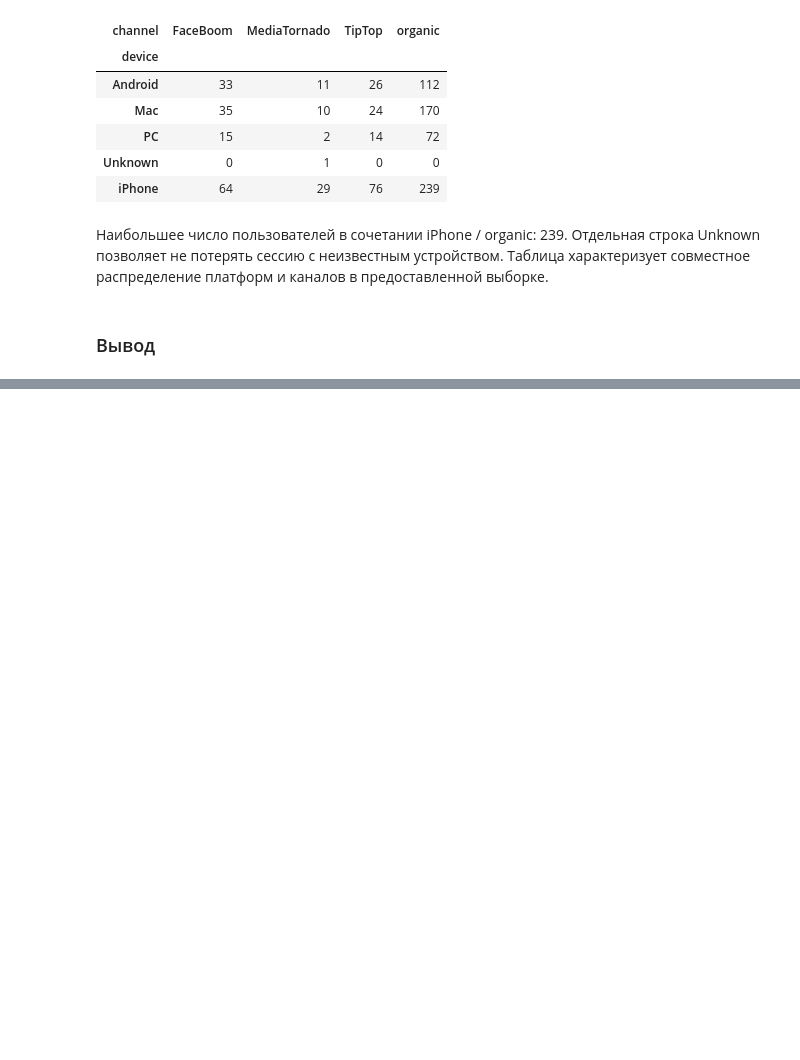
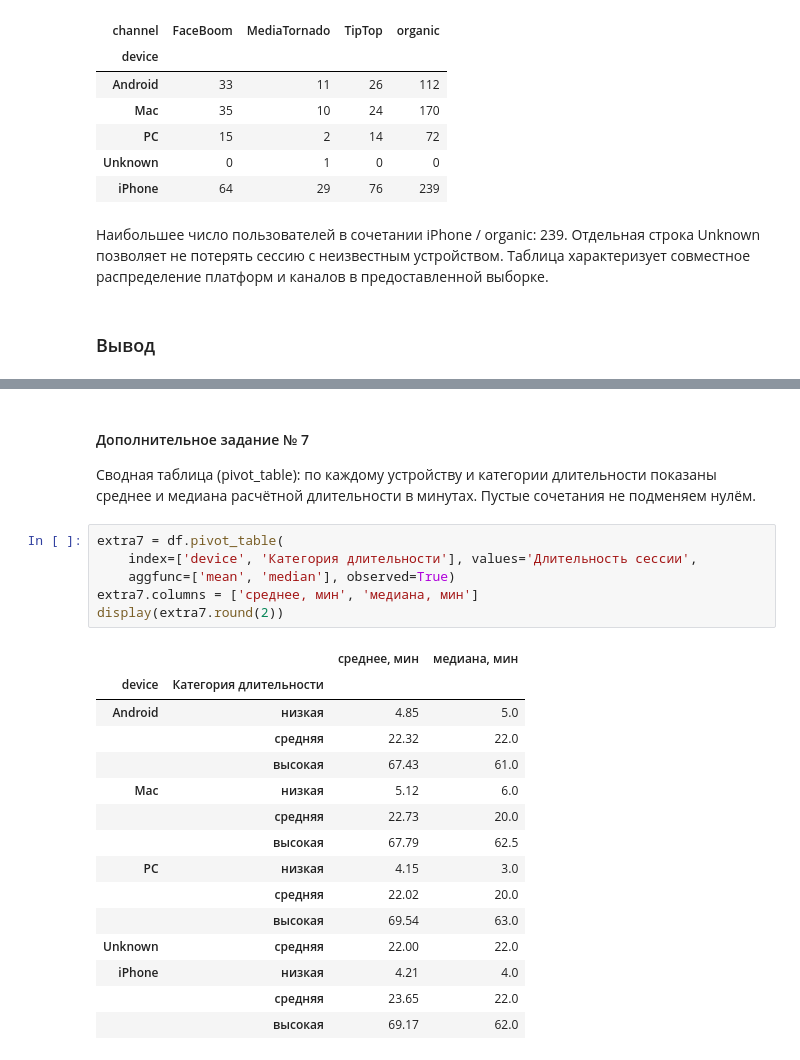
Before and after one commit to R3LCH/guap-data-analysis-lab1, a Jupyter notebook: ЛР1_Горяев_6.ipynb, the cells around one changed output, grey strips where cells are left out. Drawn from its saved outputs; the diff is of its cells as text; blank space fills up the shorter version.

```diff
--- a/ЛР1_Горяев_6.ipynb
+++ b/ЛР1_Горяев_6.ipynb
@@ -492,0 +540,25 @@ print('Баланс строк:', facts['row_reconciliation'])
+# %% [markdown]
+#### Дополнительное задание № 7
+Сводная таблица (pivot_table): по каждому устройству и категории длительности показаны среднее и медиана расчётной длительности в минутах. Пустые сочетания не подменяем нулём.
+# %%
+extra7 = df.pivot_table(
+    index=['device', 'Категория длительности'], values='Длительность сессии',
+    aggfunc=['mean', 'median'], observed=True)
+extra7.columns = ['среднее, мин', 'медиана, мин']
+display(extra7.round(2))
+# %% [output]
+|  |  | среднее, мин | медиана, мин |
+| device | Категория длительности |  |  |
+| Android | низкая | 4.85 | 5.0 |
+|  | средняя | 22.32 | 22.0 |
+|  | высокая | 67.43 | 61.0 |
+| Mac | низкая | 5.12 | 6.0 |
+|  | средняя | 22.73 | 20.0 |
+|  | высокая | 67.79 | 62.5 |
+| PC | низкая | 4.15 | 3.0 |
+|  | средняя | 22.02 | 20.0 |
+|  | высокая | 69.54 | 63.0 |
+| Unknown | средняя | 22.00 | 22.0 |
+| iPhone | низкая | 4.21 | 4.0 |
+|  | средняя | 23.65 | 22.0 |
+|  | высокая | 69.17 | 62.0 |
```
Also changed, not shown: parts of 24 cells of this notebook, 9 other files.
